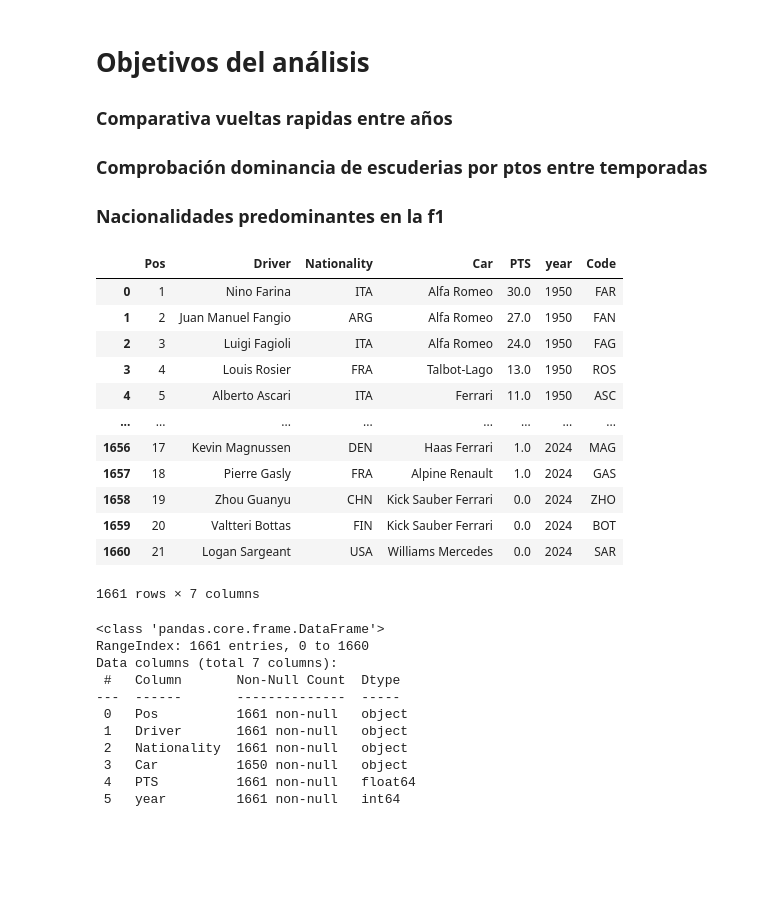
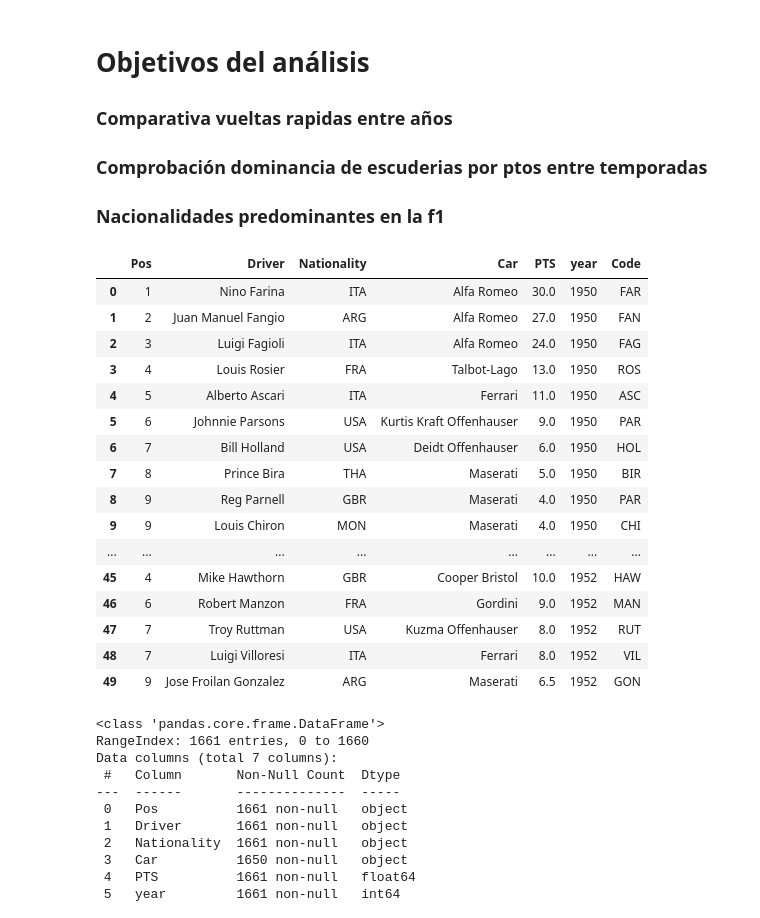
Before and after one commit to victorjgg14/f1-analisis, a Jupyter notebook: code/ETL.ipynb, the cells around one changed output. Drawn from its saved outputs; the diff is of its cells as text; code cells hidden in the pictures; blank space fills up the shorter version.

```diff
--- a/code/ETL.ipynb
+++ b/code/ETL.ipynb
@@ -11,21 +11,25 @@ df4 = pd.read_csv('../data/winners.csv')
 ### Comprobación dominancia de escuderias por ptos entre temporadas
 ### Nacionalidades predominantes en la f1
 # %%
-df1
+df1.head(50)
 # %% [output]
 |  | Pos | Driver | Nationality | Car | PTS | year | Code |
 | 0 | 1 | Nino Farina | ITA | Alfa Romeo | 30.0 | 1950 | FAR |
 | 1 | 2 | Juan Manuel Fangio | ARG | Alfa Romeo | 27.0 | 1950 | FAN |
 | 2 | 3 | Luigi Fagioli | ITA | Alfa Romeo | 24.0 | 1950 | FAG |
 | 3 | 4 | Louis Rosier | FRA | Talbot-Lago | 13.0 | 1950 | ROS |
 | 4 | 5 | Alberto Ascari | ITA | Ferrari | 11.0 | 1950 | ASC |
+| 5 | 6 | Johnnie Parsons | USA | Kurtis Kraft Offenhauser | 9.0 | 1950 | PAR |
+| 6 | 7 | Bill Holland | USA | Deidt Offenhauser | 6.0 | 1950 | HOL |
+| 7 | 8 | Prince Bira | THA | Maserati | 5.0 | 1950 | BIR |
+| 8 | 9 | Reg Parnell | GBR | Maserati | 4.0 | 1950 | PAR |
+| 9 | 9 | Louis Chiron | MON | Maserati | 4.0 | 1950 | CHI |
 | ... | ... | ... | ... | ... | ... | ... | ... |
-| 1656 | 17 | Kevin Magnussen | DEN | Haas Ferrari | 1.0 | 2024 | MAG |
-| 1657 | 18 | Pierre Gasly | FRA | Alpine Renault | 1.0 | 2024 | GAS |
-| 1658 | 19 | Zhou Guanyu | CHN | Kick Sauber Ferrari | 0.0 | 2024 | ZHO |
-| 1659 | 20 | Valtteri Bottas | FIN | Kick Sauber Ferrari | 0.0 | 2024 | BOT |
-| 1660 | 21 | Logan Sargeant | USA | Williams Mercedes | 0.0 | 2024 | SAR |
+| 45 | 4 | Mike Hawthorn | GBR | Cooper Bristol | 10.0 | 1952 | HAW |
+| 46 | 6 | Robert Manzon | FRA | Gordini | 9.0 | 1952 | MAN |
+| 47 | 7 | Troy Ruttman | USA | Kuzma Offenhauser | 8.0 | 1952 | RUT |
+| 48 | 7 | Luigi Villoresi | ITA | Ferrari | 8.0 | 1952 | VIL |
+| 49 | 9 | Jose Froilan Gonzalez | ARG | Maserati | 6.5 | 1952 | GON |
-1661 rows × 7 columns
 # %%
 df1.info()
 # %% [output]
```
Also changed, not shown: parts of 6 cells of this notebook.
